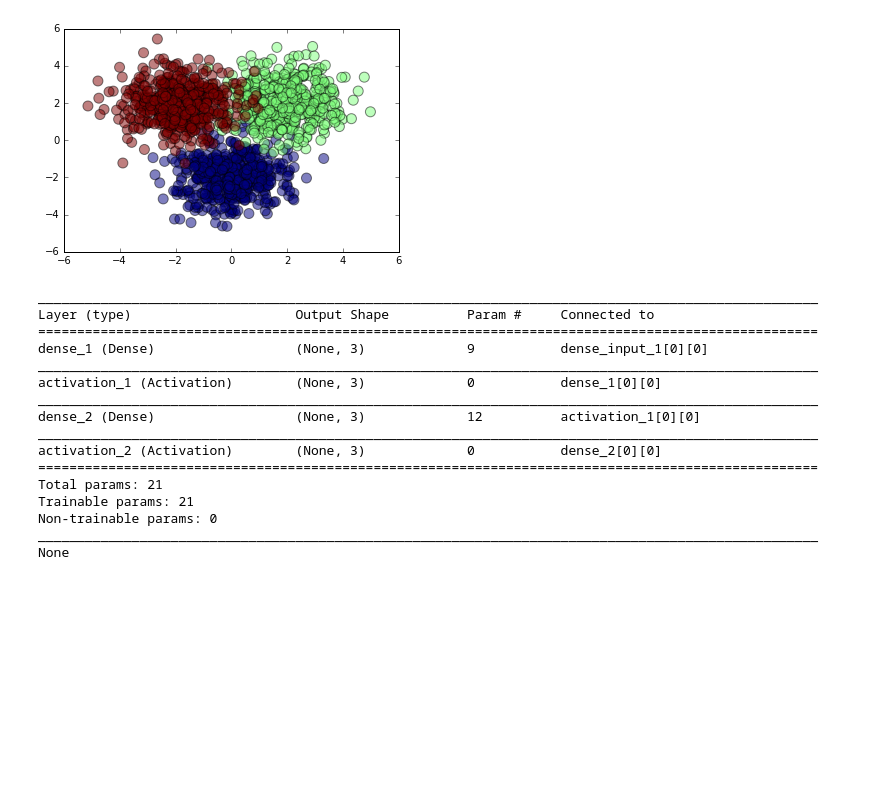
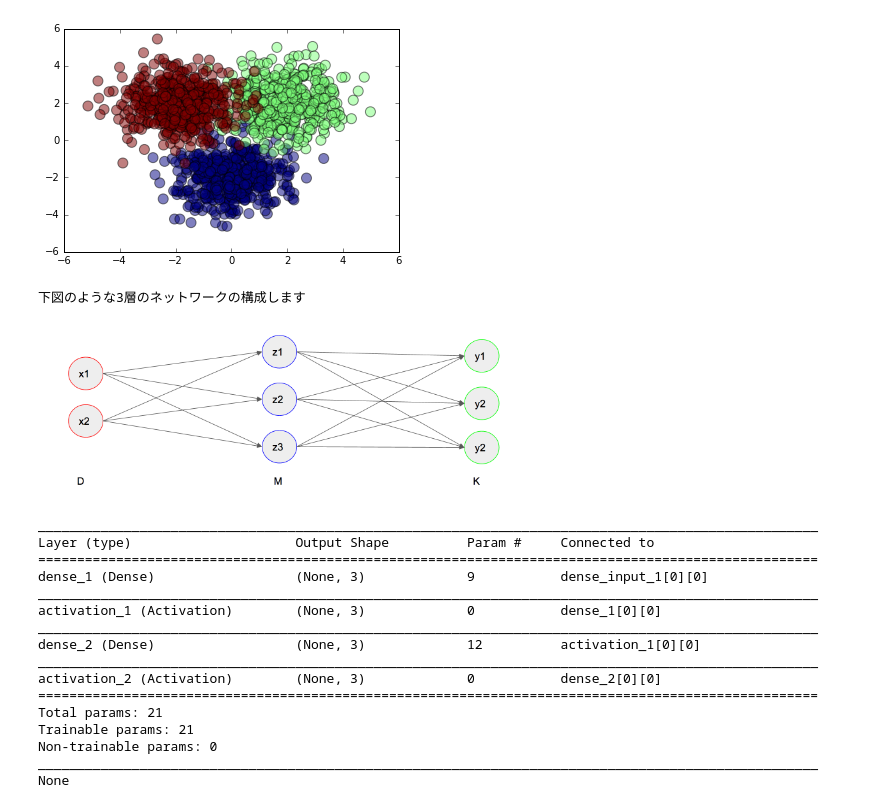
Before and after one commit to yukiohnishi/newyear_deeplearning, a Jupyter notebook: sample/keras_example.ipynb, the cells around one changed output. Cells and saved outputs as stored; diff of their text form; code cells hidden in the pictures; blank space fills up the shorter version.

```diff
--- a/sample/keras_example.ipynb
+++ b/sample/keras_example.ipynb
@@ -31,6 +32,12 @@ plt.scatter(X[:,0], X[:,1], c=Y, s=100, alpha=0.5)
 plt.show()
 # %% [output]
 [figure]
+# %%
+print("下図のような3層のネットワークの構成します")
+Image(filename='../images/nn_3layer.png', width=500)
+# %% [output]
+下図のような3層のネットワークの構成します
+[figure, added]
 # %%
 # modeling
 model = Sequential()
```
Also changed, not shown: parts of 1 cell of this notebook, 1 other file.
